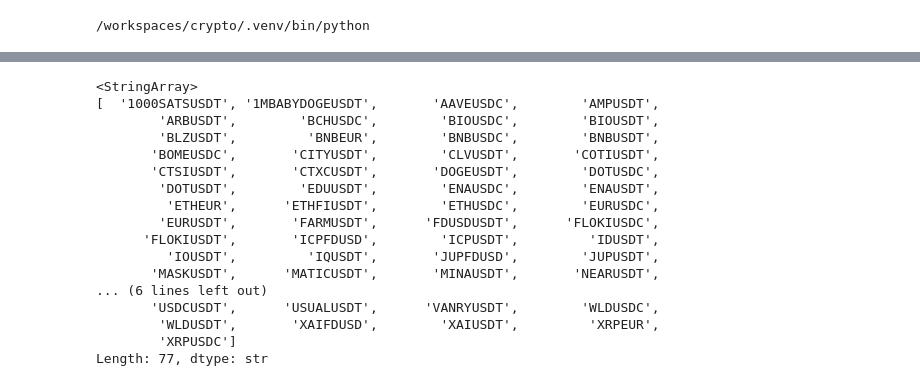
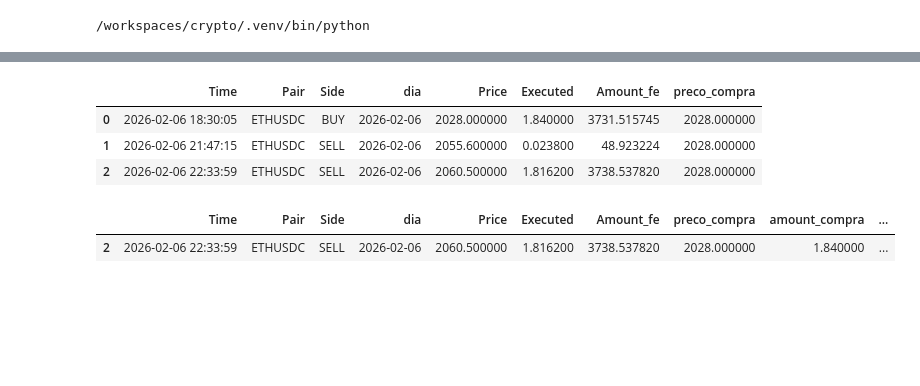
Before and after one commit to elianezanlorense/crypto, a Jupyter notebook: data.ipynb, the cells around one changed output, grey strips where cells are left out. Drawn from its saved outputs; the diff is of its cells as text; code cells hidden in the pictures; blank space fills up the shorter version.

```diff
--- a/data.ipynb
+++ b/data.ipynb
@@ -71,0 +67,30 @@ df_grouped[(df_grouped['Pair']=='AAVEUSDC') #& df_grouped['lucro'].notna()
+# %%
+resultados = []
+
+for moeda in df['Pair'].unique():
+    df_moeda = df[df['Pair'].isin([moeda])]
+
+    df_buy = filtrar_trades(df_moeda, '2024-01-01', '2026-07-14')
+
+    if df_buy.empty:
+        continue  # pula moedas sem transações no período
+
+    df_buy['Lucro'] = (
+        df_buy['profit'] - df_buy['profit'].shift(1)
+    ).where(df_buy.index % 2 == 1)
+
+    df_buy['diferenca'] = (
+        df_buy['Executed'] - df_buy['Executed'].shift(1)
+    ).where(df_buy.index % 2 == 1)
+
+    df_completos = df_buy[
+        (df_buy['diferenca'] > -0.01) & (df_buy['diferenca'] < 0.0001)
+    ]
+
+    df_completos = df_completos.sort_values(['Pair', 'Time']).reset_index(drop=True)
+
+    resultados.append(df_completos)
+
+# Empilha tudo no final
+df_final = pd.concat(resultados, ignore_index=True)
+df_final.sort_values(['Time', 'Pair']).reset_index(drop=True)
@@ -72,20 +194,23 @@ df_grouped[(df_grouped['Pair']=='AAVEUSDC') #& df_grouped['lucro'].notna()
+# %%
+df_new = df_buy[~df_buy.index.isin(df_completos.index.union(df_completos.index - 1))]
+df_new['preco_compra'] = df_new.groupby('Pair')['Price'].transform(
+    lambda x: x.where(df_new['Side'] == 'BUY').ffill()
+)
+drop_columns = ['ganho', 'preco_d', 'diferenca', 'Lucro']
+df_new = df_new.drop(columns=drop_columns, errors='ignore')
+df_new
+# %% [output]
+|  | Time | Pair | Side | dia | Price | Executed | Amount_fe | preco_compra |
+| 0 | 2026-02-06 18:30:05 | ETHUSDC | BUY | 2026-02-06 | 2028.000000 | 1.840000 | 3731.515745 | 2028.000000 |
+| 1 | 2026-02-06 21:47:15 | ETHUSDC | SELL | 2026-02-06 | 2055.600000 | 0.023800 | 48.923224 | 2028.000000 |
+| 2 | 2026-02-06 22:33:59 | ETHUSDC | SELL | 2026-02-06 | 2060.500000 | 1.816200 | 3738.537820 | 2028.000000 |
 # %%
-df_grouped['Pair'].unique()
+# Garante que está ordenado por tempo (caso não esteja)
+df_new = df_new.sort_values('Time')
+
+# Pega a última transação de cada Pair
+df_ultima = df_new.groupby('Pair').tail(1)
+df_ultima
 # %% [output]
-<StringArray>
-[  '1000SATSUSDT', '1MBABYDOGEUSDT',       'AAVEUSDC',        'AMPUSDT',
-        'ARBUSDT',        'BCHUSDC',        'BIOUSDC',        'BIOUSDT',
-        'BLZUSDT',         'BNBEUR',        'BNBUSDC',        'BNBUSDT',
-       'BOMEUSDC',       'CITYUSDT',        'CLVUSDT',       'COTIUSDT',
-       'CTSIUSDT',       'CTXCUSDT',       'DOGEUSDT',        'DOTUSDC',
-        'DOTUSDT',        'EDUUSDT',        'ENAUSDC',        'ENAUSDT',
-         'ETHEUR',      'ETHFIUSDT',        'ETHUSDC',        'EURUSDC',
-        'EURUSDT',       'FARMUSDT',      'FDUSDUSDT',      'FLOKIUSDC',
-      'FLOKIUSDT',       'ICPFDUSD',        'ICPUSDT',         'IDUSDT',
-         'IOUSDT',         'IQUSDT',       'JUPFDUSD',        'JUPUSDT',
-       'MASKUSDT',      'MATICUSDT',       'MINAUSDT',       'NEARUSDT',
-... (6 lines left out)
-       'USDCUSDT',      'USUALUSDT',      'VANRYUSDT',        'WLDUSDC',
-        'WLDUSDT',       'XAIFDUSD',        'XAIUSDT',         'XRPEUR',
-        'XRPUSDC']
-Length: 77, dtype: str
+|  | Time | Pair | Side | dia | Price | Executed | Amount_fe | preco_compra | amount_compra | ... |
+| 2 | 2026-02-06 22:33:59 | ETHUSDC | SELL | 2026-02-06 | 2060.500000 | 1.816200 | 3738.537820 | 2028.000000 | 1.840000 | ... |
```
Also changed, not shown: parts of 13 cells of this notebook.
